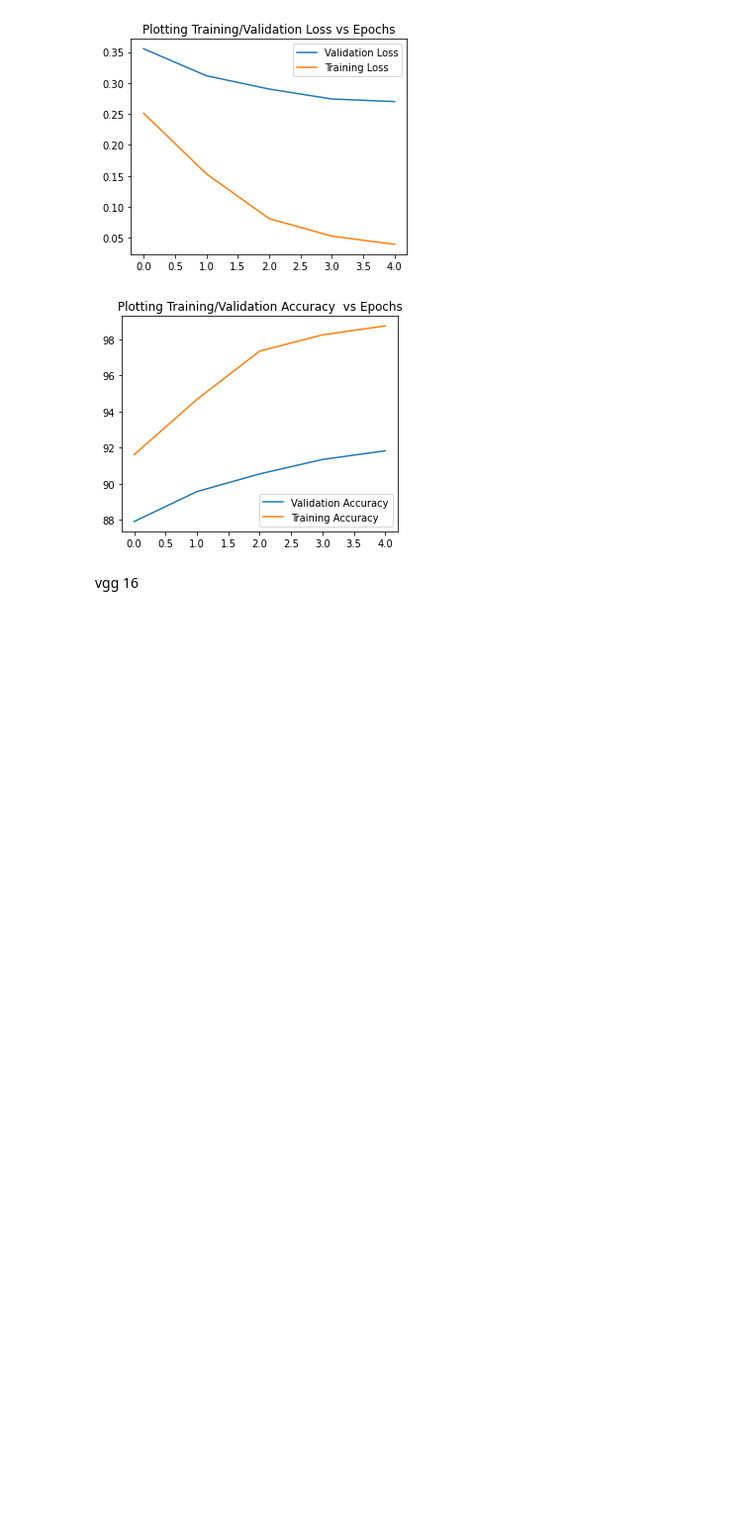
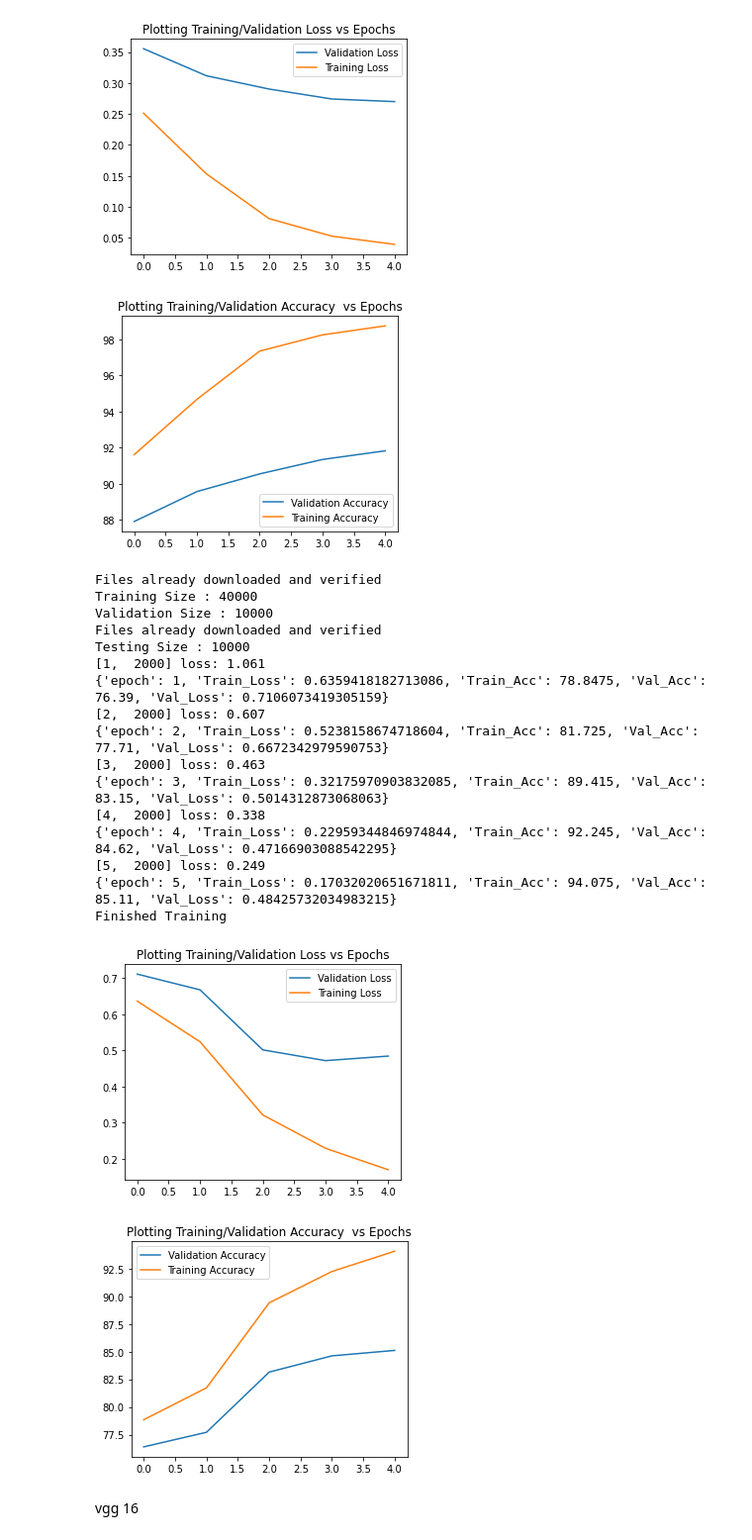
Before and after one commit to Anomaly1702/Ass2_Deep_Learning, a Jupyter notebook: Anubhav_Deep_learning.ipynb, the cells around one changed output. Shown: that part at 99% size. Saved outputs shown, nothing was run; the diff lists cells and outputs as text; code cells hidden in the pictures; blank space fills up the shorter version.

```diff
--- a/Anubhav_Deep_learning.ipynb
+++ b/Anubhav_Deep_learning.ipynb
@@ -84,7 +84,7 @@ class Basenet(nn.Module):
             # self.train()
             train_acc,train_loss = self.acc_and_loss(self.trainloader)
             # self.eval()
-            val_acc,val_loss = self.acc_and_loss(self.valloader)
+            val_acc,val_loss = self.acc_and_loss(self.valloader,"val")
             if early_stopper.early_stop(val_loss):
               break
             # scheduler.step(val_loss)
@@ -112,7 +112,13 @@ class Basenet(nn.Module):
         npimg = img.numpy()
         plt.imshow(np.transpose(npimg, (1, 2, 0)))
         # plt.show()
-    def acc_and_loss(self,loader):
+    def acc_and_loss(self,loader,flag = 'train'):
+        if flag == 'train':
+          print("train")
+          self.train()
+        else:
+          print("Val")
+          self.eval()
         losses = []
         acc_lst = []
         mean_loss,acc = 0,0
@@ -844,6 +851,32 @@ Testing Size : 10000
 Finished Training
 [figure]
 [figure]
+# %%
+model_resnet_A = resnet_18()
+# num_ftrs = model_resnet.fc.in_features
+model_resnet_A.fc = nn.Linear(512, 10)
+model_resnet_A=model_resnet_A.to(get_default_device())
+model_resnet_A.train_model(5,0.001,"Adam")
+model_resnet_A.show_graph()
+# %% [output]
+Files already downloaded and verified
+Training Size : 40000
+Validation Size : 10000
+Files already downloaded and verified
+Testing Size : 10000
+[1,  2000] loss: 1.061
+{'epoch': 1, 'Train_Loss': 0.6359418182713086, 'Train_Acc': 78.8475, 'Val_Acc': 76.39, 'Val_Loss': 0.7106073419305159}
+[2,  2000] loss: 0.607
+{'epoch': 2, 'Train_Loss': 0.5238158674718604, 'Train_Acc': 81.725, 'Val_Acc': 77.71, 'Val_Loss': 0.6672342979590753}
+[3,  2000] loss: 0.463
+{'epoch': 3, 'Train_Loss': 0.32175970903832085, 'Train_Acc': 89.415, 'Val_Acc': 83.15, 'Val_Loss': 0.5014312873068063}
+[4,  2000] loss: 0.338
+{'epoch': 4, 'Train_Loss': 0.22959344846974844, 'Train_Acc': 92.245, 'Val_Acc': 84.62, 'Val_Loss': 0.47166903088542295}
+[5,  2000] loss: 0.249
+{'epoch': 5, 'Train_Loss': 0.17032020651671811, 'Train_Acc': 94.075, 'Val_Acc': 85.11, 'Val_Loss': 0.48425732034983215}
+Finished Training
+[figure, added]
+[figure, added]
 # %% [markdown]
 vgg 16
 # %%
```
Also changed, not shown: parts of 7 cells of this notebook.
